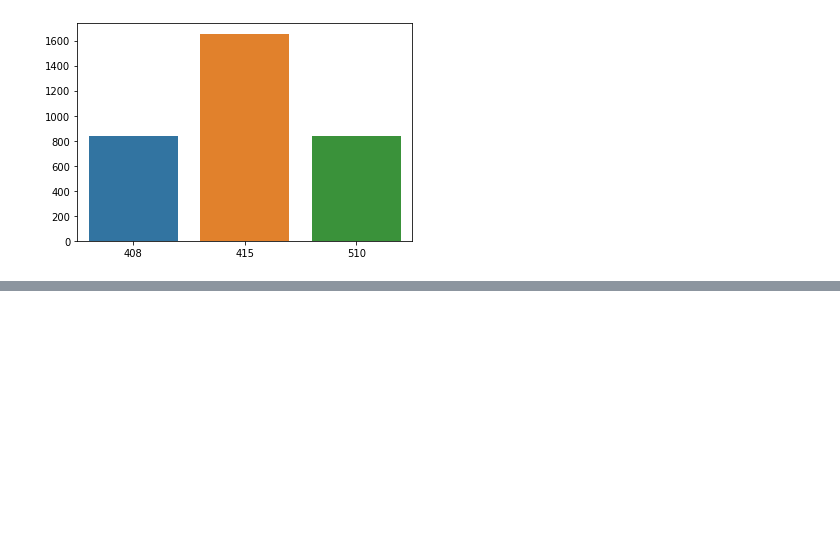
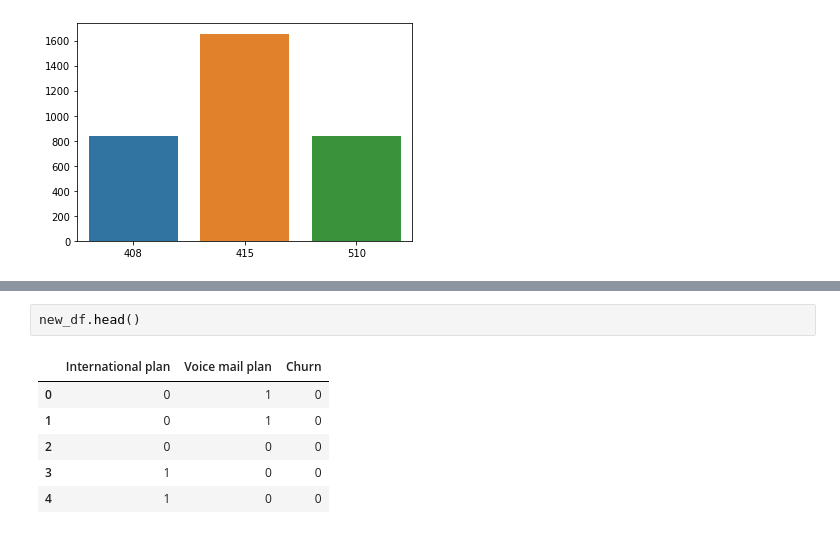
Before and after one commit to Pranavthimmaiah/Telecom-Churn-and-customer-retention-methods, a Jupyter notebook: Pranav_Thimmaiah_Team_1_Capstone_Project.ipynb, the cells around one changed output, grey strips where cells are left out. Drawn from its saved outputs; the diff is of its cells as text; blank space fills up the shorter version.

```diff
--- a/Pranav_Thimmaiah_Team_1_Capstone_Project.ipynb
+++ b/Pranav_Thimmaiah_Team_1_Capstone_Project.ipynb
@@ -193,0 +239,9 @@ sns.barplot(x=arc, y= count)
+# %%
+new_df.head()
+# %% [output]
+|  | International plan | Voice mail plan | Churn |
+| 0 | 0 | 1 | 0 |
+| 1 | 0 | 1 | 0 |
+| 2 | 0 | 0 | 0 |
+| 3 | 1 | 0 | 0 |
+| 4 | 1 | 0 | 0 |
```
Also changed, not shown: parts of 11 cells of this notebook.
